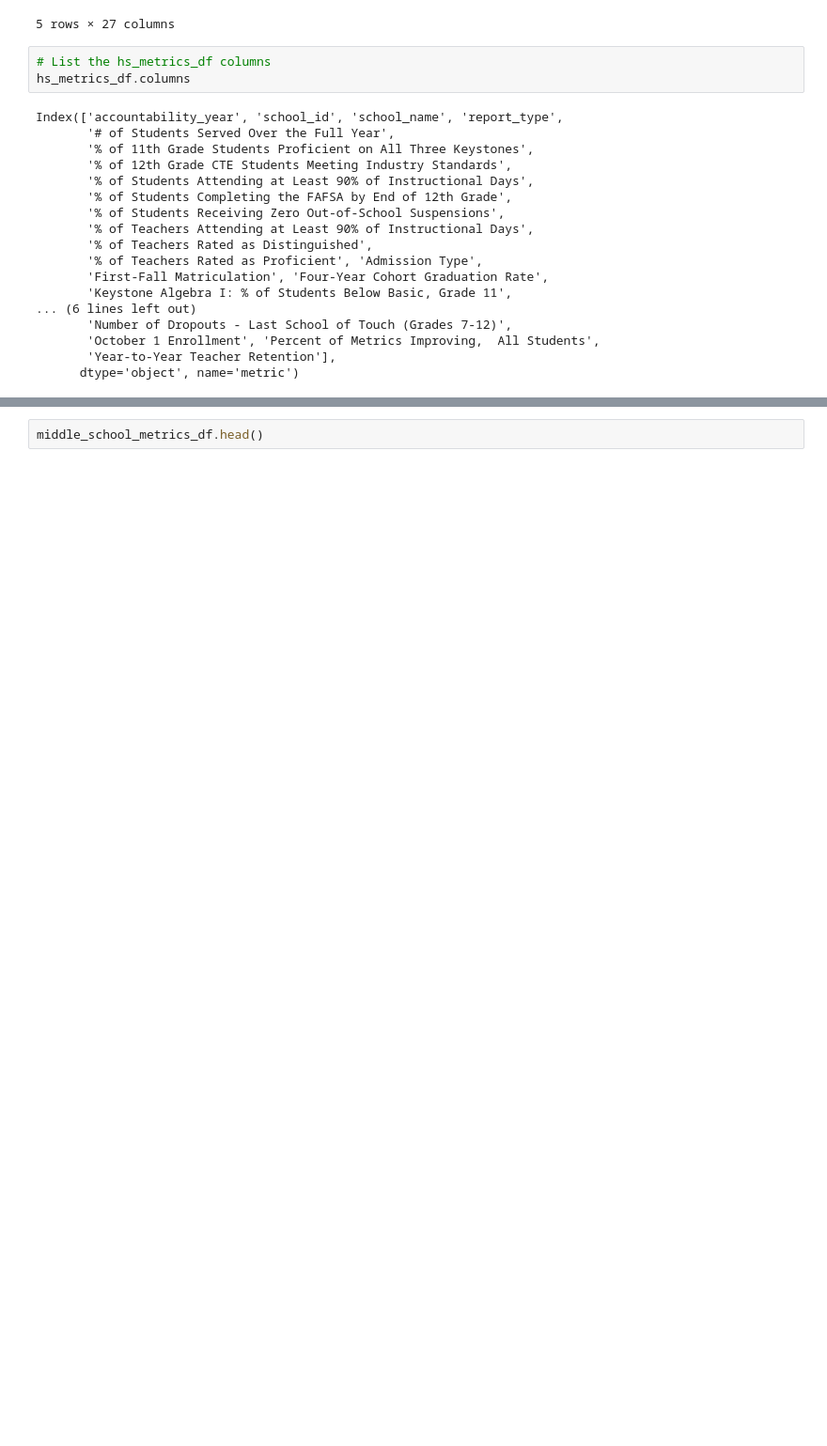
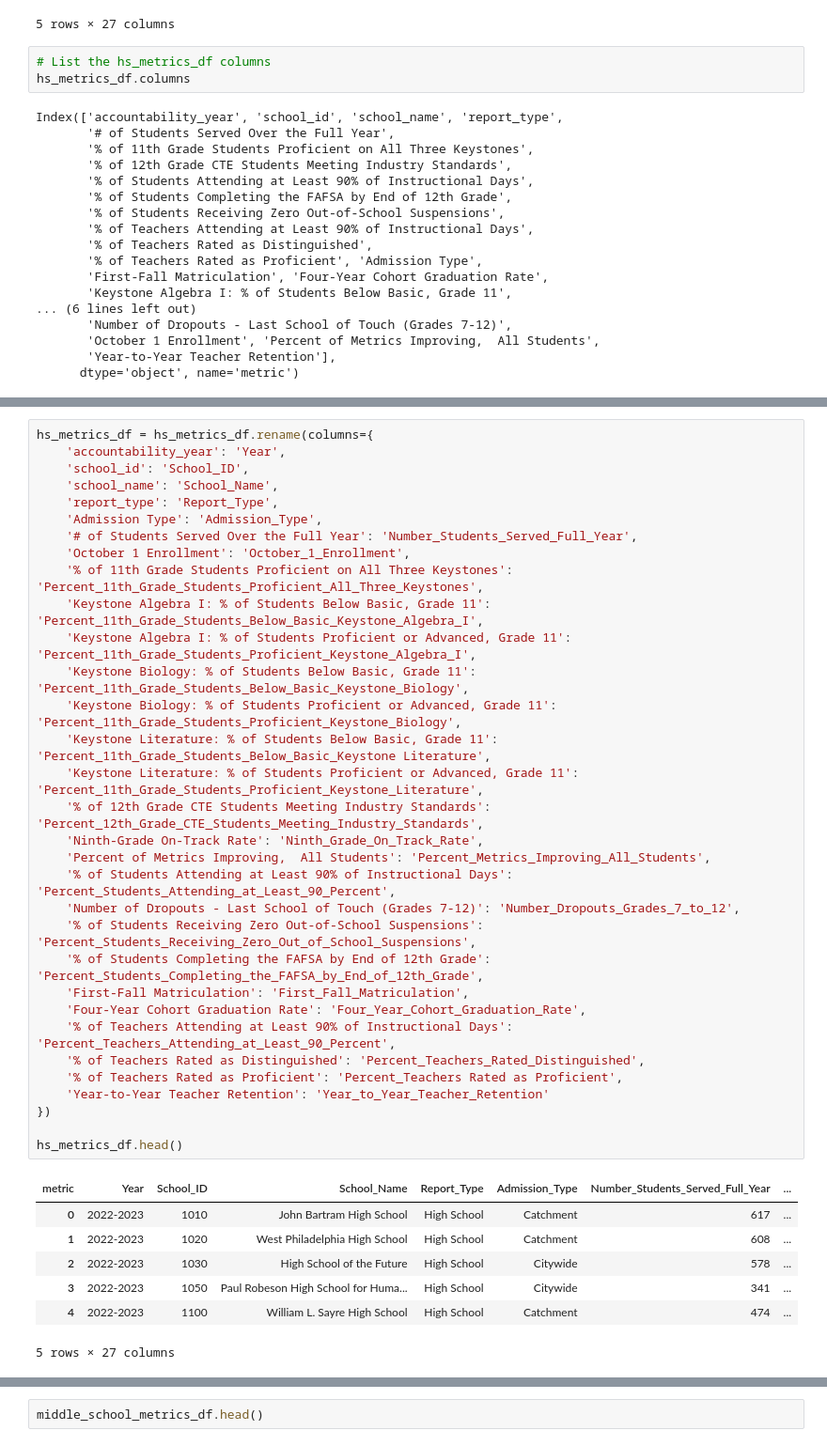
Before and after one commit to ElizabethVandergrift/Philadelphia-CrimeData_and_SchoolMetrics, a Jupyter notebook: Scool_Metrics_Cleanup.ipynb, the cells around one changed output, grey strips where cells are left out. Shown at 94% size. Cells and saved outputs as stored; diff of their text form; blank space fills up the shorter version.

Commit message:
hs metrics

```diff
--- a/Scool_Metrics_Cleanup.ipynb
+++ b/Scool_Metrics_Cleanup.ipynb
@@ -686,0 +673,40 @@ hs_metrics_df.head()
+# %%
+hs_metrics_df = hs_metrics_df.rename(columns={
+    'accountability_year': 'Year',
+    'school_id': 'School_ID',
+    'school_name': 'School_Name',
+    'report_type': 'Report_Type',
+    'Admission Type': 'Admission_Type',
+    '# of Students Served Over the Full Year': 'Number_Students_Served_Full_Year',
+    'October 1 Enrollment': 'October_1_Enrollment',
+    '% of 11th Grade Students Proficient on All Three Keystones': 'Percent_11th_Grade_Students_Proficient_All_Three_Keystones',
+    'Keystone Algebra I: % of Students Below Basic, Grade 11': 'Percent_11th_Grade_Students_Below_Basic_Keystone_Algebra_I',
+    'Keystone Algebra I: % of Students Proficient or Advanced, Grade 11': 'Percent_11th_Grade_Students_Proficient_Keystone_Algebra_I',
+    'Keystone Biology: % of Students Below Basic, Grade 11': 'Percent_11th_Grade_Students_Below_Basic_Keystone_Biology',
+    'Keystone Biology: % of Students Proficient or Advanced, Grade 11': 'Percent_11th_Grade_Students_Proficient_Keystone_Biology',
+    'Keystone Literature: % of Students Below Basic, Grade 11': 'Percent_11th_Grade_Students_Below_Basic_Keystone Literature',
+    'Keystone Literature: % of Students Proficient or Advanced, Grade 11': 'Percent_11th_Grade_Students_Proficient_Keystone_Literature',
+    '% of 12th Grade CTE Students Meeting Industry Standards': 'Percent_12th_Grade_CTE_Students_Meeting_Industry_Standards',
+    'Ninth-Grade On-Track Rate': 'Ninth_Grade_On_Track_Rate',
+    'Percent of Metrics Improving,  All Students': 'Percent_Metrics_Improving_All_Students',
+    '% of Students Attending at Least 90% of Instructional Days': 'Percent_Students_Attending_at_Least_90_Percent',
+    'Number of Dropouts - Last School of Touch (Grades 7-12)': 'Number_Dropouts_Grades_7_to_12',
+    '% of Students Receiving Zero Out-of-School Suspensions': 'Percent_Students_Receiving_Zero_Out_of_School_Suspensions',
+    '% of Students Completing the FAFSA by End of 12th Grade': 'Percent_Students_Completing_the_FAFSA_by_End_of_12th_Grade',
+    'First-Fall Matriculation': 'First_Fall_Matriculation',
+    'Four-Year Cohort Graduation Rate': 'Four_Year_Cohort_Graduation_Rate',
+    '% of Teachers Attending at Least 90% of Instructional Days': 'Percent_Teachers_Attending_at_Least_90_Percent',
+    '% of Teachers Rated as Distinguished': 'Percent_Teachers_Rated_Distinguished',
+    '% of Teachers Rated as Proficient': 'Percent_Teachers Rated as Proficient',
+    'Year-to-Year Teacher Retention': 'Year_to_Year_Teacher_Retention'
+})
+
+hs_metrics_df.head()
+# %% [output]
+| metric | Year | School_ID | School_Name | Report_Type | Admission_Type | Number_Students_Served_Full_Year | ... |
+| 0 | 2022-2023 | 1010 | John Bartram High School | High School | Catchment | 617 | ... |
+| 1 | 2022-2023 | 1020 | West Philadelphia High School | High School | Catchment | 608 | ... |
+| 2 | 2022-2023 | 1030 | High School of the Future | High School | Citywide | 578 | ... |
+| 3 | 2022-2023 | 1050 | Paul Robeson High School for Huma... | High School | Citywide | 341 | ... |
+| 4 | 2022-2023 | 1100 | William L. Sayre High School | High School | Catchment | 474 | ... |
+5 rows × 27 columns
```
Also changed, not shown: parts of 11 cells of this notebook, 4 other files.
